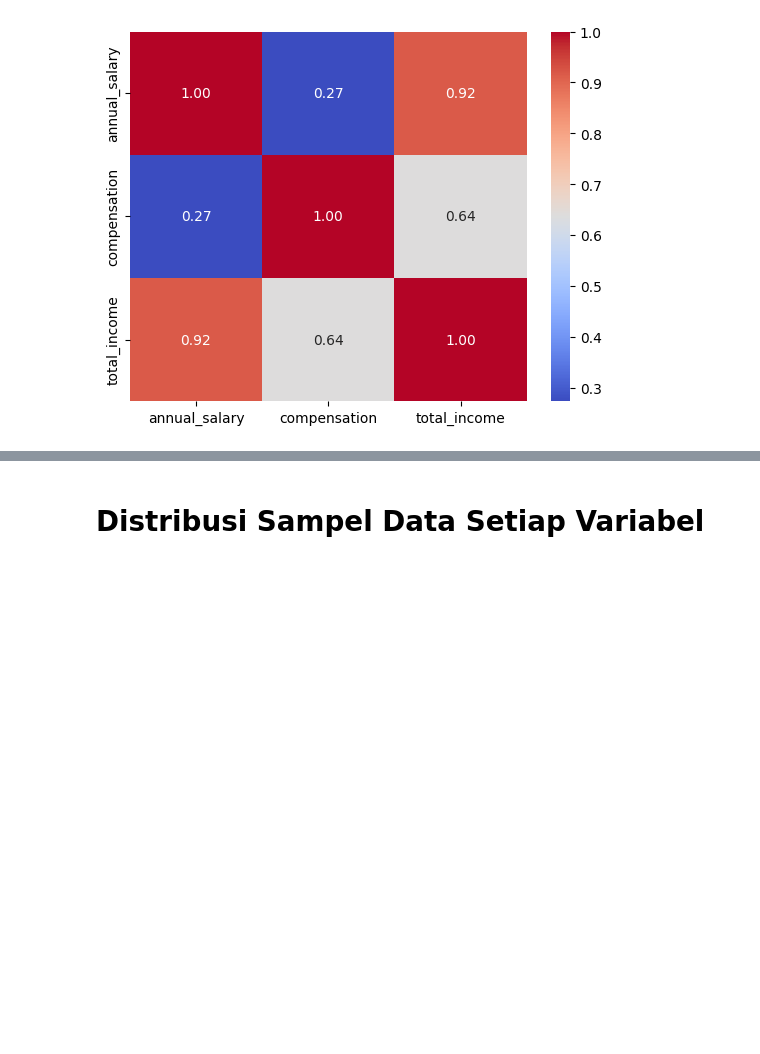
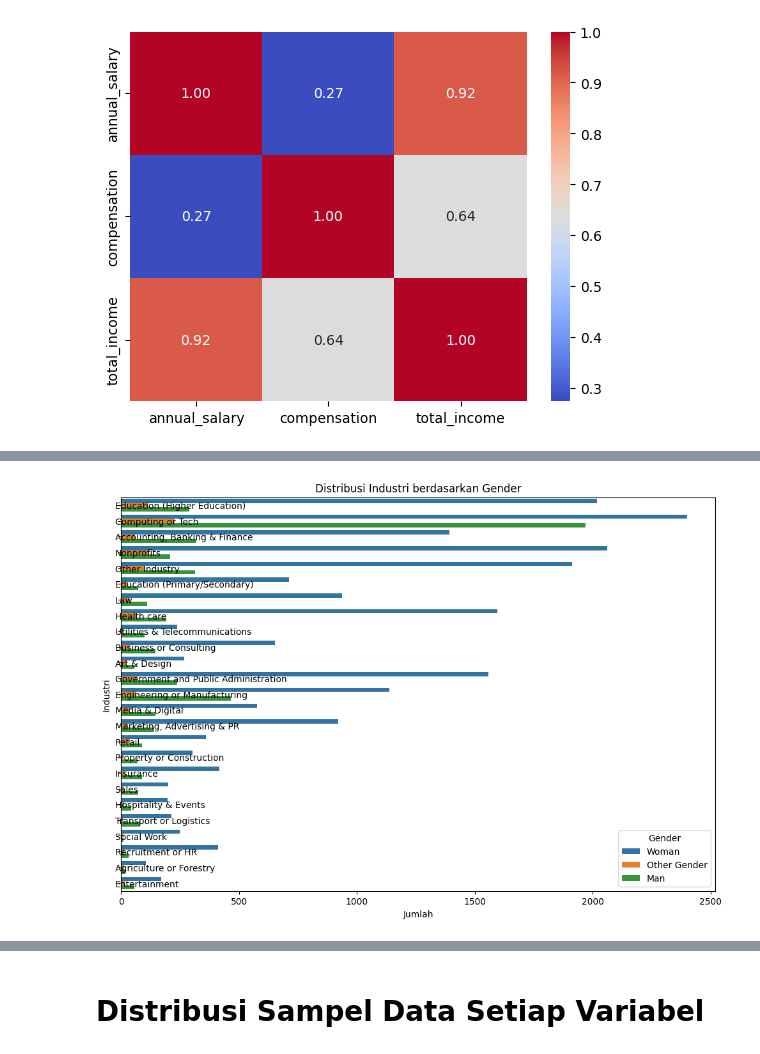
Before and after one commit to denisikiandani/Salary-Analysis, a Jupyter notebook: fds_tugas_1.ipynb, the cells around one changed output, grey strips where cells are left out. Cells and saved outputs as stored; diff of their text form; code cells hidden in the pictures; blank space fills up the shorter version.

```diff
--- a/fds_tugas_1.ipynb
+++ b/fds_tugas_1.ipynb
@@ -2276,0 +2294,18 @@ sns.heatmap(correlation_matrix, annot=True, cmap='coolwarm', fmt='.2f')
+# %%
+import matplotlib.pyplot as plt
+import seaborn as sns
+
+# Membuat grouped bar plot untuk dua variabel kategorikal dengan label industri di sebelah kiri
+plt.figure(figsize=(12, 8))
+sns.countplot(y='industry', hue='gender', data=clean_df, dodge=True)
+
+# Menentukan label untuk sumbu y dengan menggeser posisi ytick ke kiri
+plt.yticks(ticks=plt.yticks()[0], labels=clean_df['industry'].unique(), rotation=0, ha='left')
+
+plt.title('Distribusi Industri berdasarkan Gender')
+plt.xlabel('Jumlah')
+plt.ylabel('Industri')
+plt.legend(title='Gender')
+plt.show()
+# %% [output]
+[figure, added]
```
Also changed, not shown: parts of 5 cells of this notebook.
